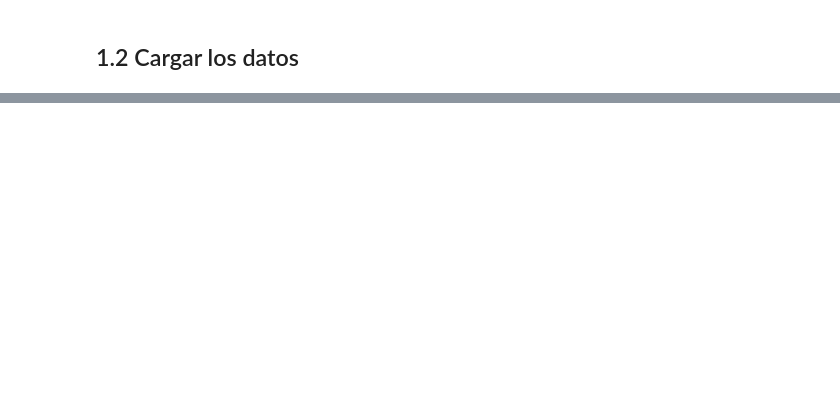
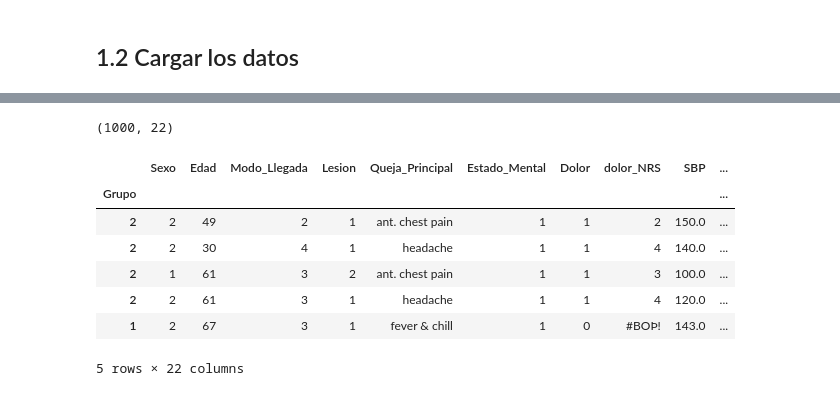
Before and after one commit to juanjomurillo12/Lab2, a Jupyter notebook: Laboratorio_2_Agrupación_Clustering.ipynb, the cells around one changed output, grey strips where cells are left out. Saved outputs shown, nothing was run; the diff lists cells and outputs as text; code cells hidden in the pictures; blank space fills up the shorter version.

```diff
--- a/Laboratorio_2_Agrupación_Clustering.ipynb
+++ b/Laboratorio_2_Agrupación_Clustering.ipynb
@@ -47,0 +112,15 @@ df_eps=pd.read_csv('202420_Laboratorio 2 - Agrupación_202420_Laboratorio_2_-_Ag
+# %%
+df_eps.shape
+# %% [output]
+(1000, 22)
+# %%
+df_eps.head()
+# %% [output]
+|  | Sexo | Edad | Modo_Llegada | Lesion | Queja_Principal | Estado_Mental | Dolor | dolor_NRS | SBP | ... |
+| Grupo |  |  |  |  |  |  |  |  |  | ... |
+| 2 | 2 | 49 | 2 | 1 | ant. chest pain | 1 | 1 | 2 | 150.0 | ... |
+| 2 | 2 | 30 | 4 | 1 | headache | 1 | 1 | 4 | 140.0 | ... |
+| 2 | 1 | 61 | 3 | 2 | ant. chest pain | 1 | 1 | 3 | 100.0 | ... |
+| 2 | 2 | 61 | 3 | 1 | headache | 1 | 1 | 4 | 120.0 | ... |
+| 1 | 2 | 67 | 3 | 1 | fever & chill | 1 | 0 | #BOÞ! | 143.0 | ... |
+5 rows × 22 columns
```
Also changed, not shown: parts of 75 cells of this notebook.
